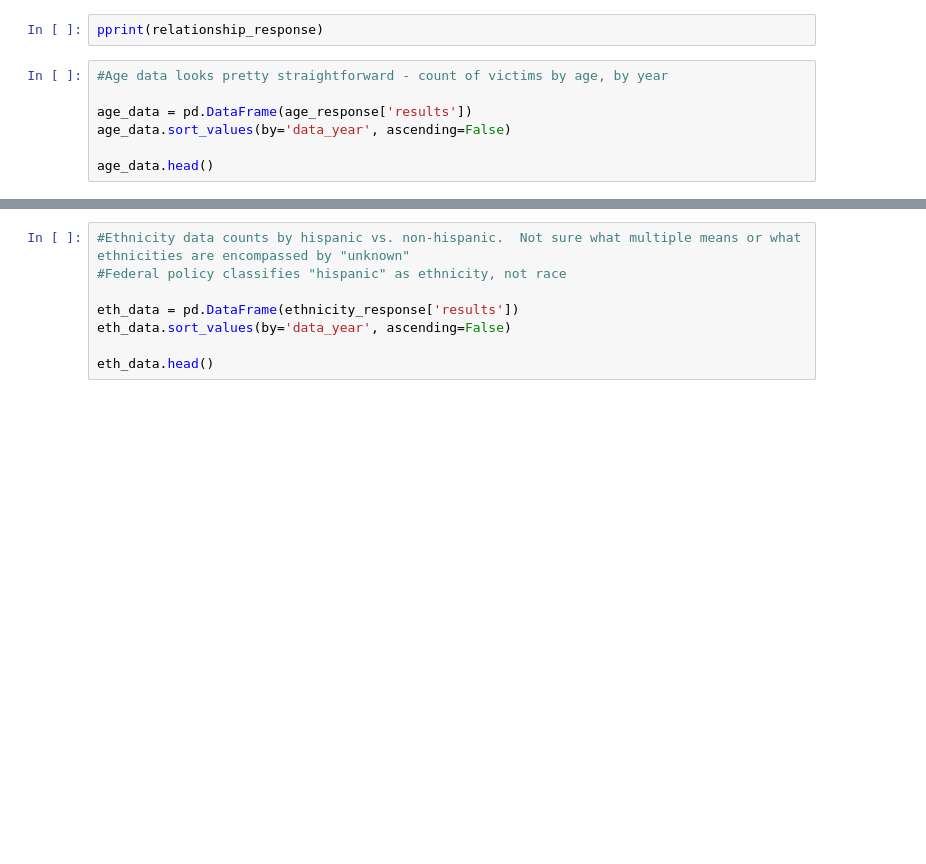
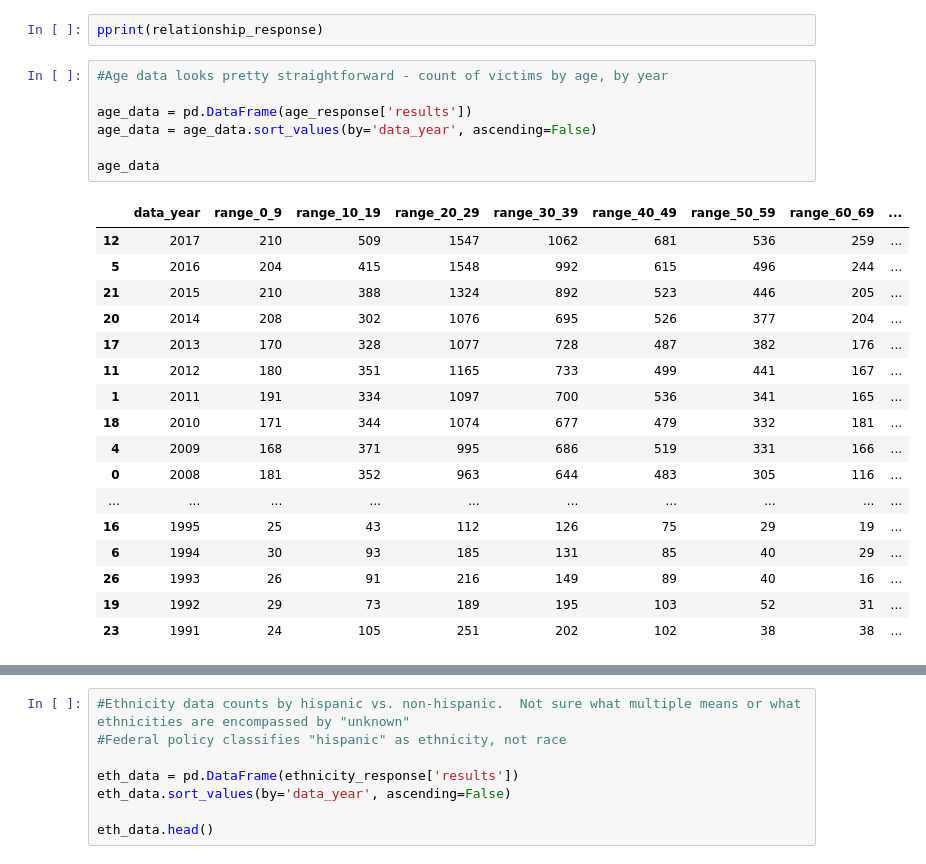
Before and after one commit to stace2775/07-Group_Project_1, a Jupyter notebook: FBI_Crime_Data_NATIONAL_VICTIM_DATA.ipynb, the cells around one changed output, grey strips where cells are left out. Cells and saved outputs as stored; diff of their text form; blank space fills up the shorter version.

```diff
--- a/FBI_Crime_Data_NATIONAL_VICTIM_DATA.ipynb
+++ b/FBI_Crime_Data_NATIONAL_VICTIM_DATA.ipynb
@@ -46,7 +69,25 @@ pprint(relationship_response)
 # %%
 #Age data looks pretty straightforward - count of victims by age, by year
 
 age_data = pd.DataFrame(age_response['results'])
-age_data.sort_values(by='data_year', ascending=False)
+age_data = age_data.sort_values(by='data_year', ascending=False)
 
-age_data.head()
+age_data
+# %% [output]
+|  | data_year | range_0_9 | range_10_19 | range_20_29 | range_30_39 | range_40_49 | range_50_59 | range_60_69 | ... |
+| 12 | 2017 | 210 | 509 | 1547 | 1062 | 681 | 536 | 259 | ... |
+| 5 | 2016 | 204 | 415 | 1548 | 992 | 615 | 496 | 244 | ... |
+| 21 | 2015 | 210 | 388 | 1324 | 892 | 523 | 446 | 205 | ... |
+| 20 | 2014 | 208 | 302 | 1076 | 695 | 526 | 377 | 204 | ... |
+| 17 | 2013 | 170 | 328 | 1077 | 728 | 487 | 382 | 176 | ... |
+| 11 | 2012 | 180 | 351 | 1165 | 733 | 499 | 441 | 167 | ... |
+| 1 | 2011 | 191 | 334 | 1097 | 700 | 536 | 341 | 165 | ... |
+| 18 | 2010 | 171 | 344 | 1074 | 677 | 479 | 332 | 181 | ... |
+| 4 | 2009 | 168 | 371 | 995 | 686 | 519 | 331 | 166 | ... |
+| 0 | 2008 | 181 | 352 | 963 | 644 | 483 | 305 | 116 | ... |
+| ... | ... | ... | ... | ... | ... | ... | ... | ... | ... |
+| 16 | 1995 | 25 | 43 | 112 | 126 | 75 | 29 | 19 | ... |
+| 6 | 1994 | 30 | 93 | 185 | 131 | 85 | 40 | 29 | ... |
+| 26 | 1993 | 26 | 91 | 216 | 149 | 89 | 40 | 16 | ... |
+| 19 | 1992 | 29 | 73 | 189 | 195 | 103 | 52 | 31 | ... |
+| 23 | 1991 | 24 | 105 | 251 | 202 | 102 | 38 | 38 | ... |
```
Also changed, not shown: parts of 3 cells of this notebook, 1 other file.
